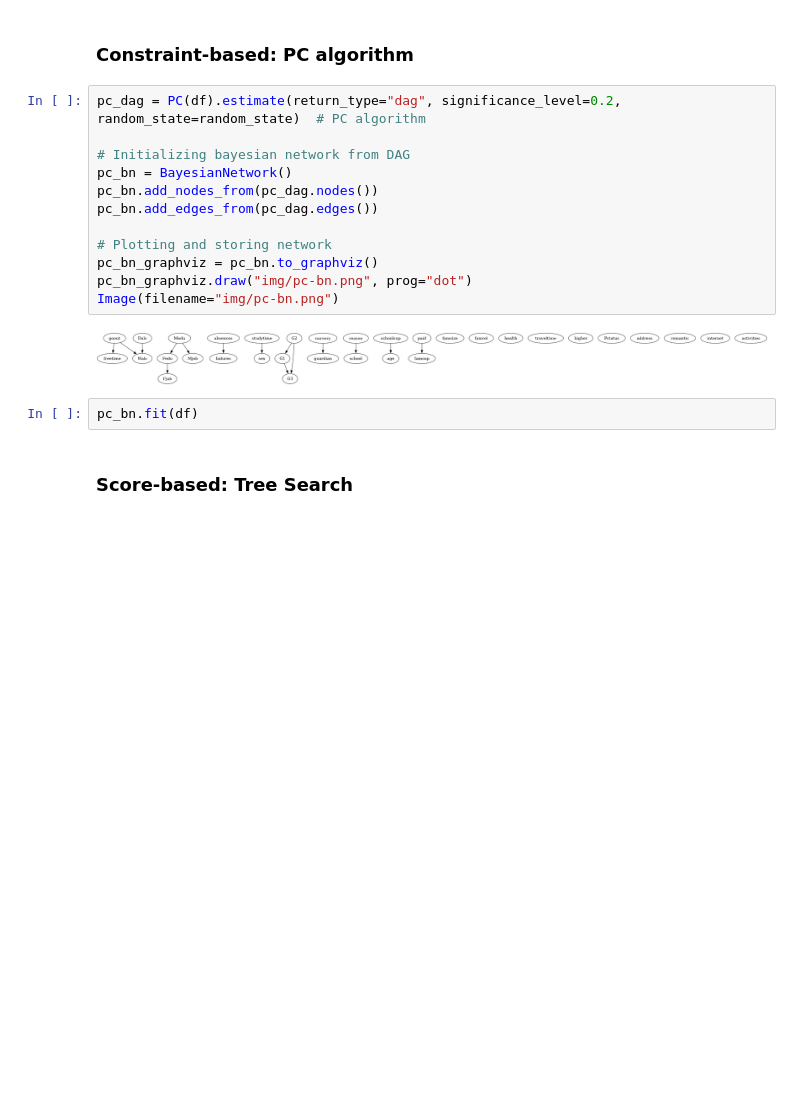
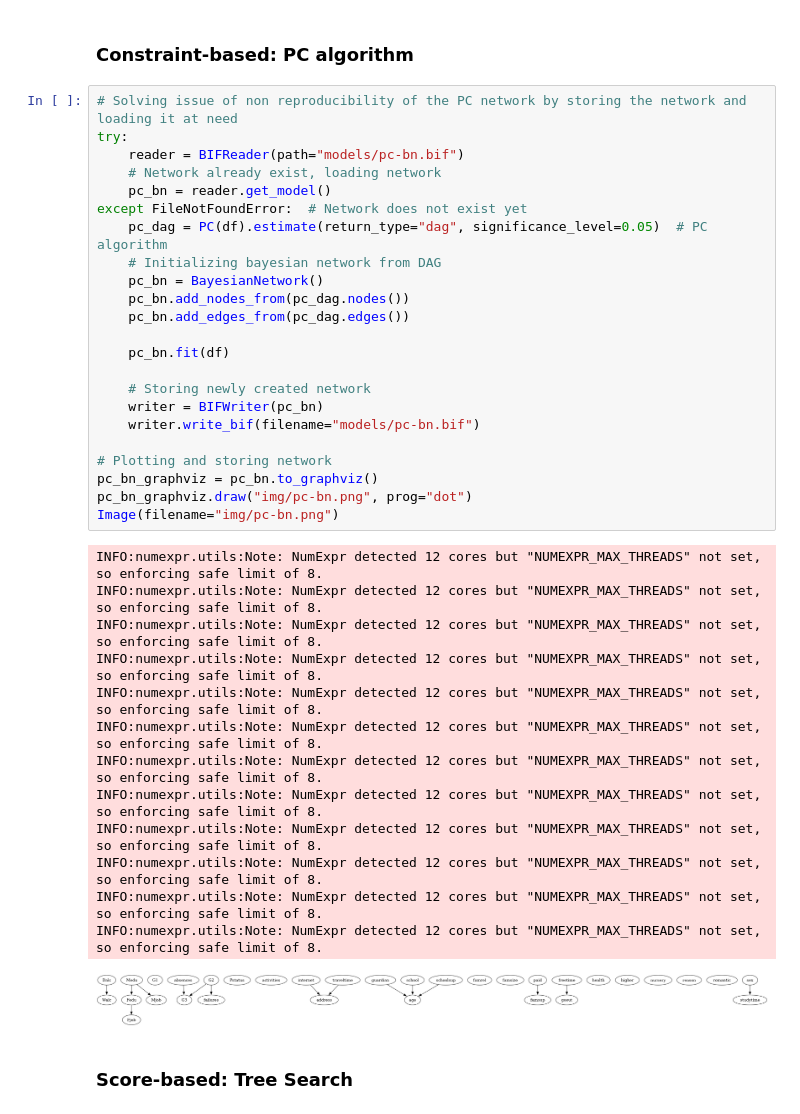
Before and after one commit to Gio-Formichella/Student-Performance-BN, a Jupyter notebook: student-performance-bn.ipynb, the cells around one changed output. Cells and saved outputs as stored; diff of their text form; blank space fills up the shorter version.

Commit message:
Fixed issue of non reproducibility of PC network construction by storing and loading the BN

```diff
--- a/student-performance-bn.ipynb
+++ b/student-performance-bn.ipynb
@@ -40,21 +39,42 @@ dtype: int64
 # %% [markdown]
 ### Constraint-based: PC algorithm
 # %%
-pc_dag = PC(df).estimate(return_type="dag", significance_level=0.2, random_state=random_state)  # PC algorithm
+# Solving issue of non reproducibility of the PC network by storing the network and loading it at need
+try:
+    reader = BIFReader(path="models/pc-bn.bif")
+    # Network already exist, loading network
+    pc_bn = reader.get_model()
+except FileNotFoundError:  # Network does not exist yet
+    pc_dag = PC(df).estimate(return_type="dag", significance_level=0.05)  # PC algorithm
+    # Initializing bayesian network from DAG
+    pc_bn = BayesianNetwork()
+    pc_bn.add_nodes_from(pc_dag.nodes())
+    pc_bn.add_edges_from(pc_dag.edges())
 
-# Initializing bayesian network from DAG
-pc_bn = BayesianNetwork()
-pc_bn.add_nodes_from(pc_dag.nodes())
-pc_bn.add_edges_from(pc_dag.edges())
+    pc_bn.fit(df)
+
+    # Storing newly created network
+    writer = BIFWriter(pc_bn)
+    writer.write_bif(filename="models/pc-bn.bif")
 
 # Plotting and storing network
 pc_bn_graphviz = pc_bn.to_graphviz()
 pc_bn_graphviz.draw("img/pc-bn.png", prog="dot")
 Image(filename="img/pc-bn.png")
 # %% [output]
+INFO:numexpr.utils:Note: NumExpr detected 12 cores but "NUMEXPR_MAX_THREADS" not set, so enforcing safe limit of 8.
+INFO:numexpr.utils:Note: NumExpr detected 12 cores but "NUMEXPR_MAX_THREADS" not set, so enforcing safe limit of 8.
+INFO:numexpr.utils:Note: NumExpr detected 12 cores but "NUMEXPR_MAX_THREADS" not set, so enforcing safe limit of 8.
+INFO:numexpr.utils:Note: NumExpr detected 12 cores but "NUMEXPR_MAX_THREADS" not set, so enforcing safe limit of 8.
+INFO:numexpr.utils:Note: NumExpr detected 12 cores but "NUMEXPR_MAX_THREADS" not set, so enforcing safe limit of 8.
+INFO:numexpr.utils:Note: NumExpr detected 12 cores but "NUMEXPR_MAX_THREADS" not set, so enforcing safe limit of 8.
+INFO:numexpr.utils:Note: NumExpr detected 12 cores but "NUMEXPR_MAX_THREADS" not set, so enforcing safe limit of 8.
+INFO:numexpr.utils:Note: NumExpr detected 12 cores but "NUMEXPR_MAX_THREADS" not set, so enforcing safe limit of 8.
+INFO:numexpr.utils:Note: NumExpr detected 12 cores but "NUMEXPR_MAX_THREADS" not set, so enforcing safe limit of 8.
+INFO:numexpr.utils:Note: NumExpr detected 12 cores but "NUMEXPR_MAX_THREADS" not set, so enforcing safe limit of 8.
+INFO:numexpr.utils:Note: NumExpr detected 12 cores but "NUMEXPR_MAX_THREADS" not set, so enforcing safe limit of 8.
+INFO:numexpr.utils:Note: NumExpr detected 12 cores but "NUMEXPR_MAX_THREADS" not set, so enforcing safe limit of 8.
-[figure, old version]
+[figure, new version]
-# %%
-pc_bn.fit(df)
 # %% [markdown]
 ### Score-based: Tree Search
 # %%
```
Also changed, not shown: parts of 9 cells of this notebook, 5 other files.
